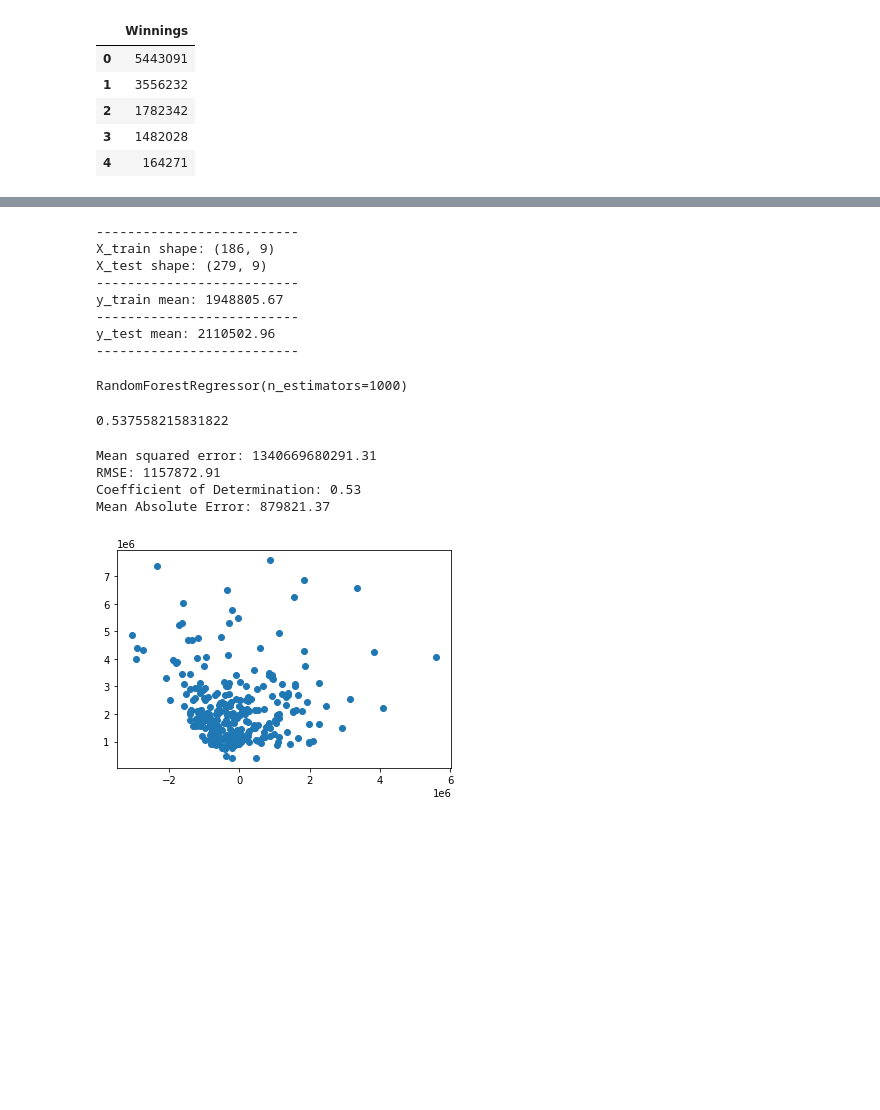
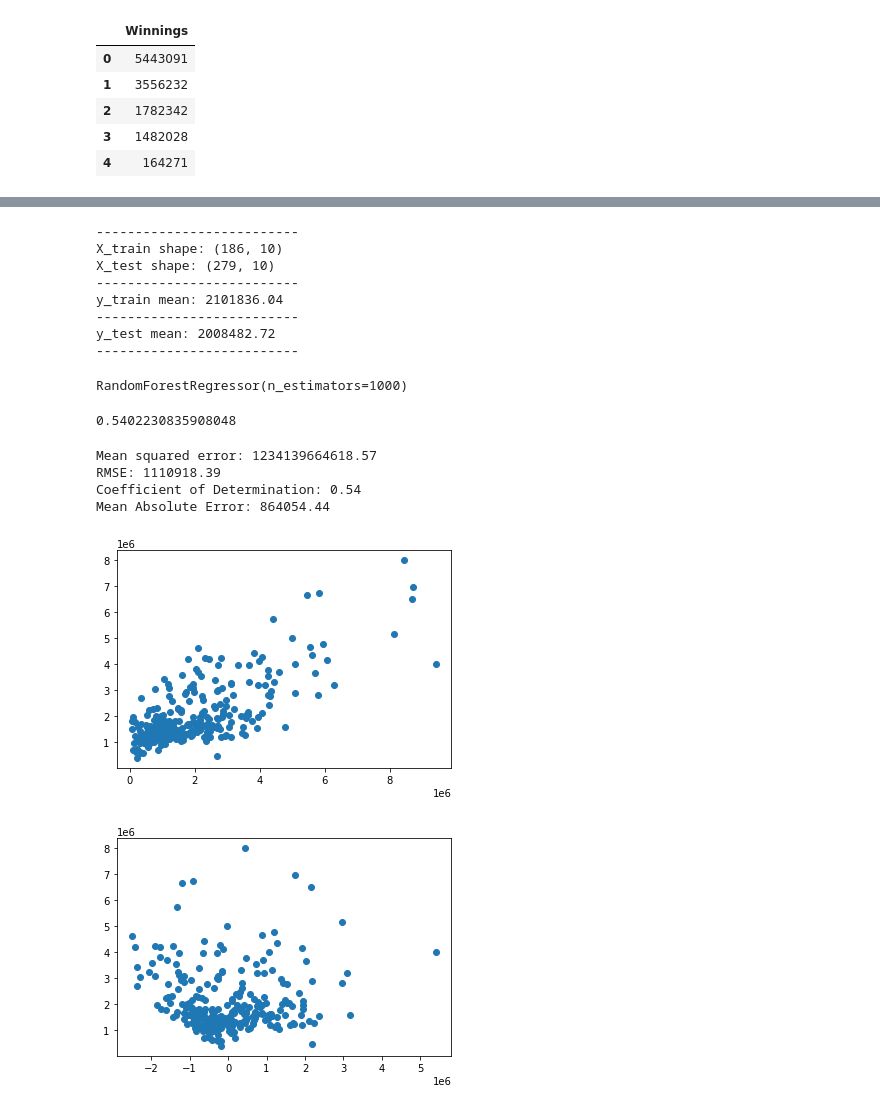
Before and after one commit to joelapsansky/red-team, a Jupyter notebook: supervised_learning_rf_selected_features.ipynb, the cells around one changed output, grey strips where cells are left out. Cells and saved outputs as stored; diff of their text form; code cells hidden in the pictures; blank space fills up the shorter version.

```diff
--- a/supervised_learning_rf_selected_features.ipynb
+++ b/supervised_learning_rf_selected_features.ipynb
@@ -41,7 +40,7 @@ pga_df
 | 464 | -0.258 | 0.138 | 295.7 | 62.60 | 18.03 | ... |
 465 rows × 23 columns
 # %%
-# Define the features set as everything but winnings
-X = pga_df.drop(columns=["Winnings", "bogey_avoid_% MAKES BOGEY", "btb_ratio_BIRDIE TO BOGEY RATIO", "SG_tee_green_AVERAGE", "GIR_pct_%", "GIR_pct_fwy_%", "GIR_pct_not_fwy_%", "GOFIR_pct_%", "pct_three_putt_avoid_%", "pct_one_putt_%", "scrambling_%", "driving_320+_%", "pct_ydg_tee_AVG (%)", "pct_sand_save_%"], axis=1)
+# Define the features and exclude winnings
+X = pga_df.drop(columns=["Winnings", "bogey_avoid_% MAKES BOGEY", "btb_ratio_BIRDIE TO BOGEY RATIO", "SG_tee_green_AVERAGE", "GIR_pct_%", "GIR_pct_fwy_%", "GIR_pct_not_fwy_%", "GOFIR_pct_%", "pct_three_putt_avoid_%", "pct_one_putt_%", "scrambling_%", "driving_320+_%", "pct_sand_save_%"], axis=1)
 X
 # %% [output]
@@ -101,12 +100,12 @@ print("y_test mean:", round(np.mean(y_test),2))
 print("--------------------------")
 # %% [output]
 --------------------------
-X_train shape: (186, 9)
-X_test shape: (279, 9)
+X_train shape: (186, 10)
+X_test shape: (279, 10)
 --------------------------
-y_train mean: 1948805.67
+y_train mean: 2101836.04
 --------------------------
-y_test mean: 2110502.96
+y_test mean: 2008482.72
 --------------------------
 # %%
 # Create a scaler instance
@@ -133,7 +132,7 @@ y_pred = model.predict(X_test_scaled)
 # Show explained variance
 explained_variance_score(y_test, y_pred)
 # %% [output]
-0.537558215831822
+0.5402230835908048
 # %%
 # Evaluate performance
 # MSE and RMSE
@@ -152,17 +151,22 @@ error = abs(y_pred - y_test)
 # Print mean absolute error
 print(f'Mean Absolute Error: {round(np.mean(error),2)}')
 # %% [output]
-Mean squared error: 1340669680291.31
-RMSE: 1157872.91
-Coefficient of Determination: 0.53
-Mean Absolute Error: 879821.37
+Mean squared error: 1234139664618.57
+RMSE: 1110918.39
+Coefficient of Determination: 0.54
+Mean Absolute Error: 864054.44
 # %%
-# Plot predicted vs true
+# Plot predicted vs true and residuals vs predicted
+residuals = y_test - y_pred
+plt.scatter(y_test,y_pred)
+plt.show()
+
 residuals = y_test - y_pred
 plt.scatter(residuals,y_pred)
 plt.show()
 # %% [output]
-[figure, old version]
+[figure, new version]
+[figure, added]
 # %%
 # Amended code from towarddatascience
 # Feature importances
```
Also changed, not shown: parts of 4 cells of this notebook.
